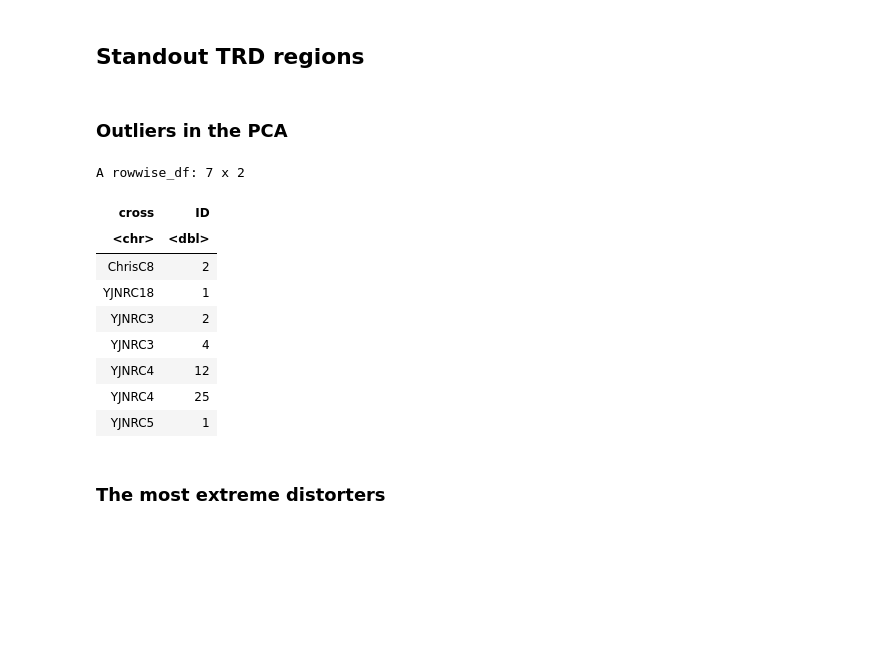
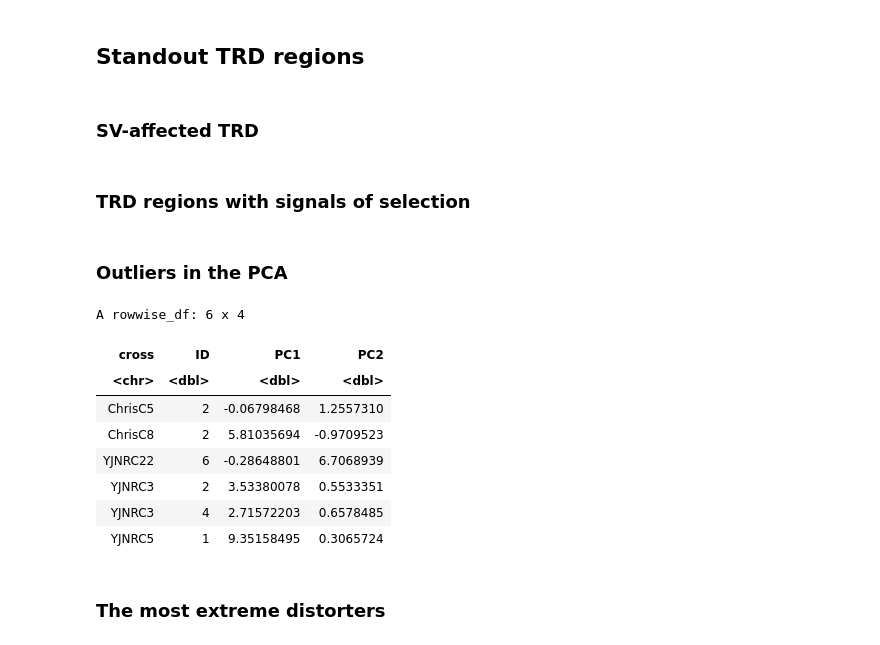
Before and after one commit to jnrunge/TRD, a Jupyter notebook: Draft.ipynb, the cells around one changed output. Drawn from its saved outputs; the diff is of its cells as text; code cells hidden in the pictures; blank space fills up the shorter version.

```diff
--- a/Draft.ipynb
+++ b/Draft.ipynb
@@ -188,20 +255,23 @@ wordcloudPlot(reducedTerms, min.freq=1, colors="black")
 # %% [markdown]
 ## Standout TRD regions
+# %% [markdown]
+### SV-affected TRD
+# %% [markdown]
+### TRD regions with signals of selection
 # %% [markdown]
 ### Outliers in the PCA
 # %%
-filter(pca_df, PC1>2|PC2< -2|PC2>2)%>%select(cross, ID)
+filter(pca_df, PC1>2|PC2>1)%>%select(cross, ID, PC1, PC2)
 # %% [output]
-A rowwise_df: 7 x 2
+A rowwise_df: 6 x 4
-| cross | ID |
-| <chr> | <dbl> |
-| ChrisC8 | 2 |
-| YJNRC18 | 1 |
-| YJNRC3 | 2 |
-| YJNRC3 | 4 |
-| YJNRC4 | 12 |
-| YJNRC4 | 25 |
-| YJNRC5 | 1 |
+| cross | ID | PC1 | PC2 |
+| <chr> | <dbl> | <dbl> | <dbl> |
+| ChrisC5 | 2 | -0.06798468 | 1.2557310 |
+| ChrisC8 | 2 | 5.81035694 | -0.9709523 |
+| YJNRC22 | 6 | -0.28648801 | 6.7068939 |
+| YJNRC3 | 2 | 3.53380078 | 0.5533351 |
+| YJNRC3 | 4 | 2.71572203 | 0.6578485 |
+| YJNRC5 | 1 | 9.35158495 | 0.3065724 |
 # %% [markdown]
 ### The most extreme distorters
 # %%
```
Also changed, not shown: parts of 13 cells of this notebook.
